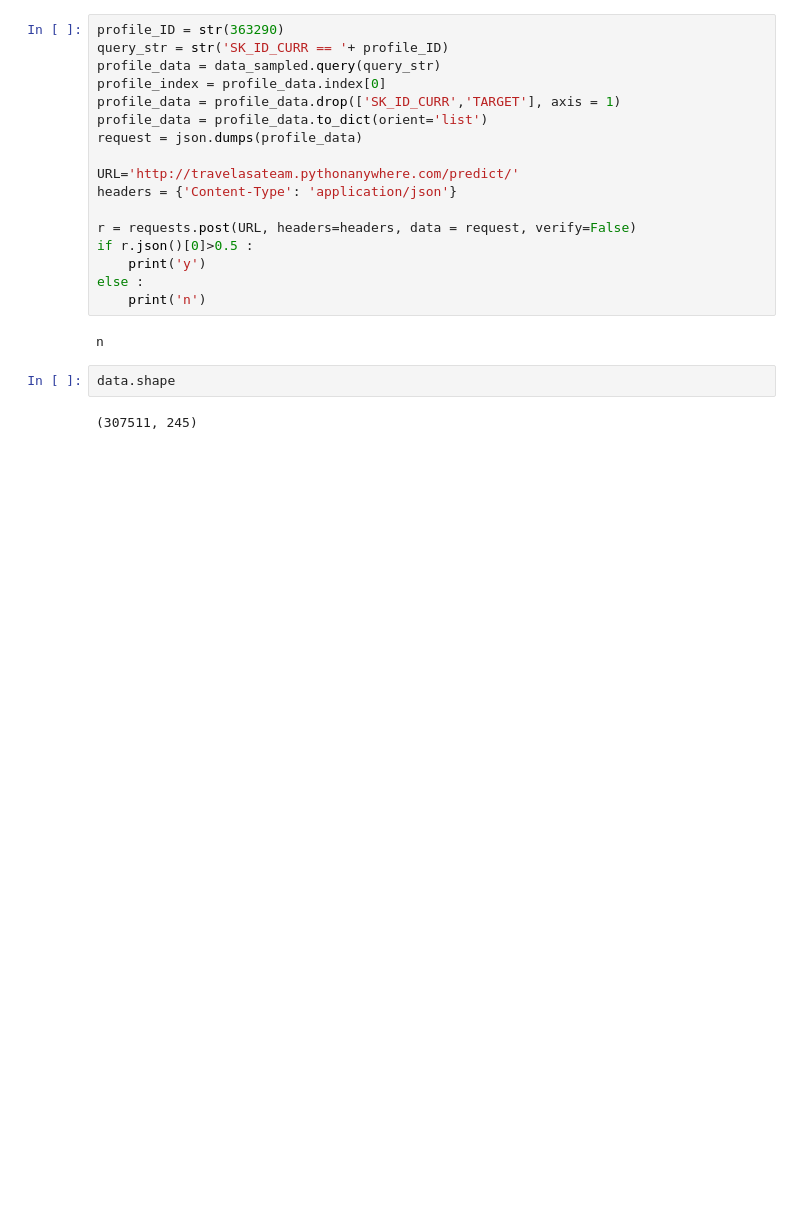
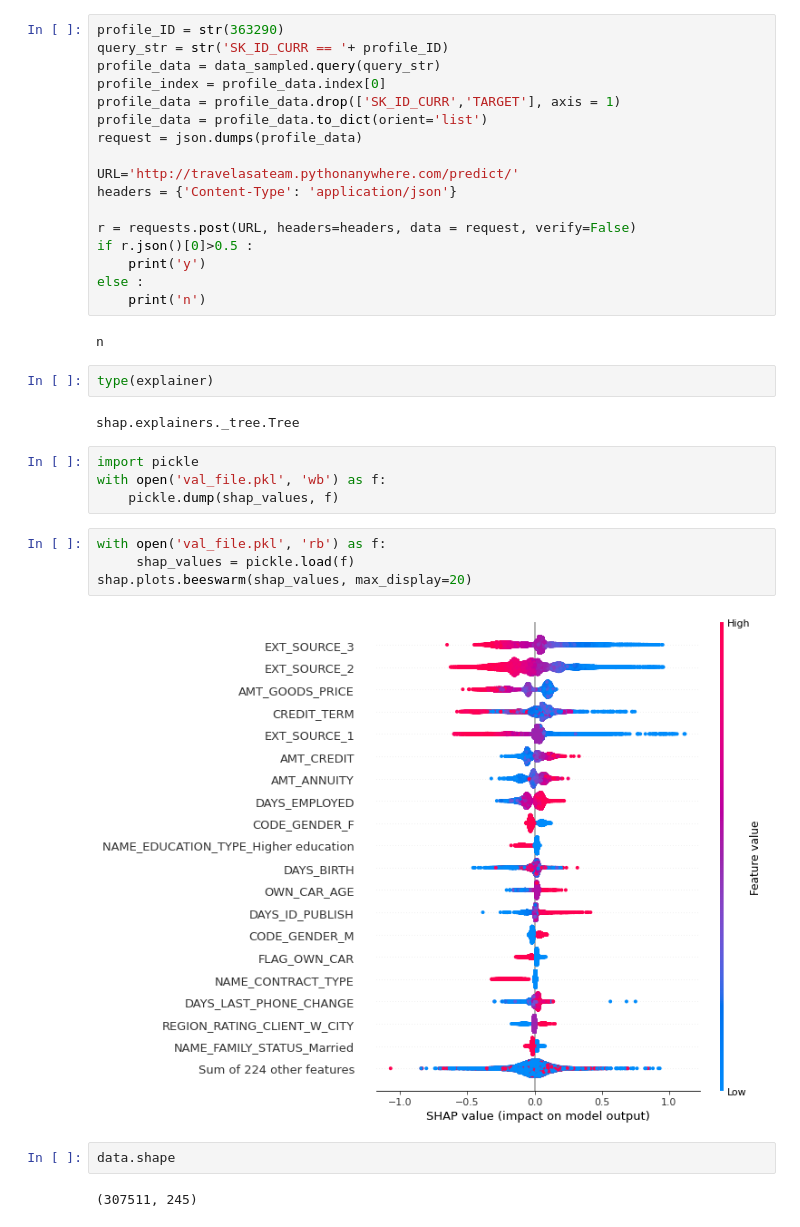
Before and after one commit to TravelAsATeam/OpenClassroomsP7, a Jupyter notebook: Model.ipynb, the cells around one changed output. Drawn from its saved outputs; the diff is of its cells as text; blank space fills up the shorter version.

```diff
--- a/Model.ipynb
+++ b/Model.ipynb
@@ -1103,6 +1113,20 @@ else :
     print('n')
 # %% [output]
 n
+# %%
+type(explainer)
+# %% [output]
+shap.explainers._tree.Tree
+# %%
+import pickle
+with open('val_file.pkl', 'wb') as f:
+    pickle.dump(shap_values, f)
+# %%
+with open('val_file.pkl', 'rb') as f:
+     shap_values = pickle.load(f)
+shap.plots.beeswarm(shap_values, max_display=20)
+# %% [output]
+[figure, added]
 # %%
 data.shape
 # %% [output]
```
Also changed, not shown: parts of 3 cells of this notebook, 5 other files.
